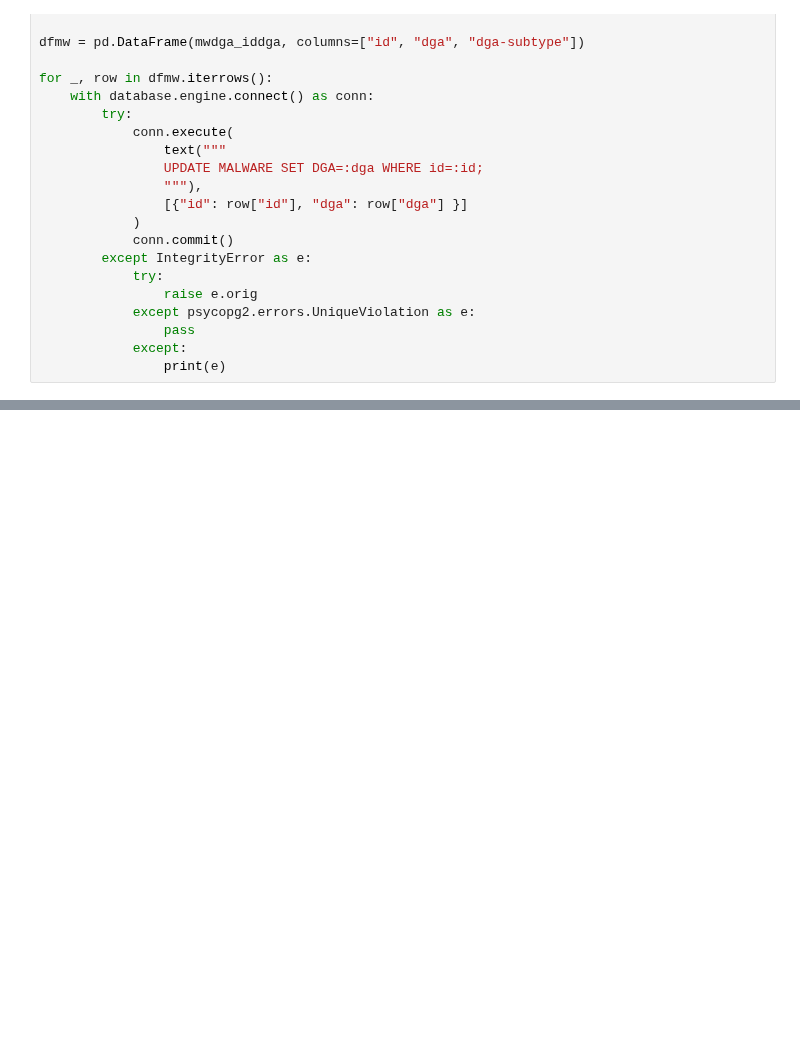
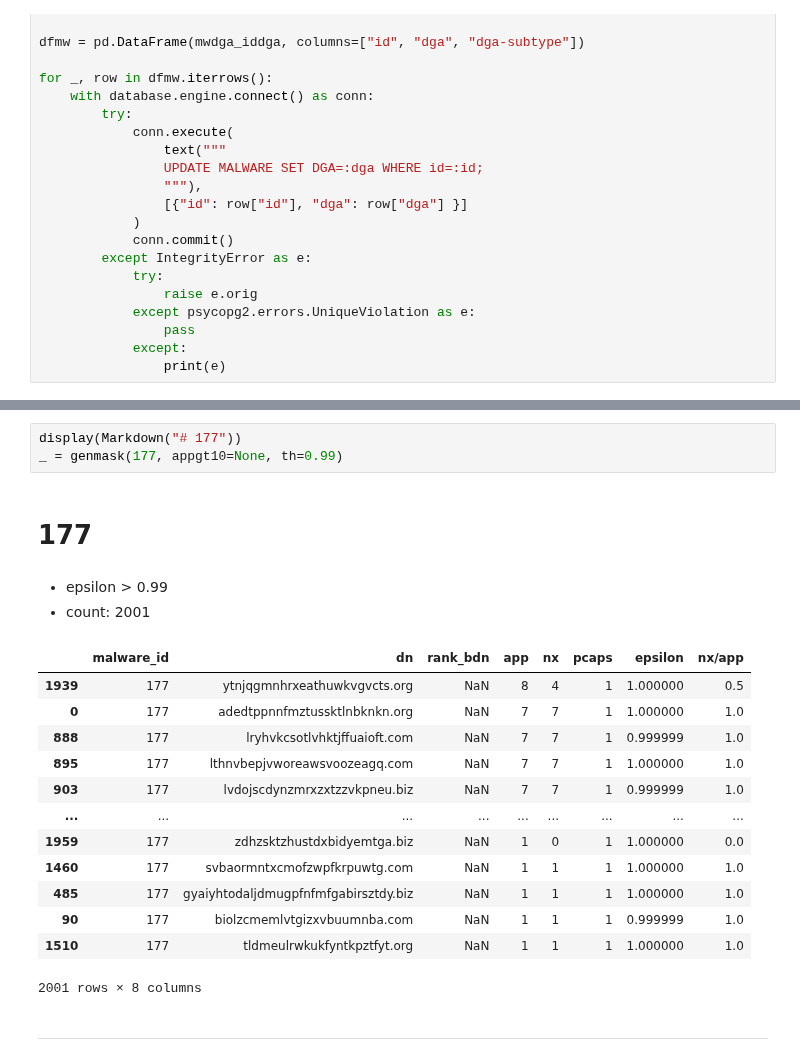
Before and after one commit to princio/dga-detection-analysis-framework, a Jupyter notebook: ml/pcap_analysis/mw_analyzer.ipynb, the cells around one changed output, grey strips where cells are left out. Drawn from its saved outputs; the diff is of its cells as text; blank space fills up the shorter version.

```diff
--- a/ml/pcap_analysis/mw_analyzer.ipynb
+++ b/ml/pcap_analysis/mw_analyzer.ipynb
@@ -1873,0 +612,21 @@ Success
+# %%
+display(Markdown("# 177"))
+_ = genmask(177, appgt10=None, th=0.99)
+# %% [output]
+# 177
+- epsilon > 0.99
+- count: 2001
+|  | malware_id | dn | rank_bdn | app | nx | pcaps | epsilon | nx/app |
+| 1939 | 177 | ytnjqgmnhrxeathuwkvgvcts.org | NaN | 8 | 4 | 1 | 1.000000 | 0.5 |
+| 0 | 177 | adedtppnnfmztussktlnbknkn.org | NaN | 7 | 7 | 1 | 1.000000 | 1.0 |
+| 888 | 177 | lryhvkcsotlvhktjffuaioft.com | NaN | 7 | 7 | 1 | 0.999999 | 1.0 |
+| 895 | 177 | lthnvbepjvworeawsvoozeagq.com | NaN | 7 | 7 | 1 | 1.000000 | 1.0 |
+| 903 | 177 | lvdojscdynzmrxzxtzzvkpneu.biz | NaN | 7 | 7 | 1 | 0.999999 | 1.0 |
+| ... | ... | ... | ... | ... | ... | ... | ... | ... |
+| 1959 | 177 | zdhzsktzhustdxbidyemtga.biz | NaN | 1 | 0 | 1 | 1.000000 | 0.0 |
+| 1460 | 177 | svbaormntxcmofzwpfkrpuwtg.com | NaN | 1 | 1 | 1 | 1.000000 | 1.0 |
+| 485 | 177 | gyaiyhtodaljdmugpfnfmfgabirsztdy.biz | NaN | 1 | 1 | 1 | 1.000000 | 1.0 |
+| 90 | 177 | biolzcmemlvtgizxvbuumnba.com | NaN | 1 | 1 | 1 | 0.999999 | 1.0 |
+| 1510 | 177 | tldmeulrwkukfyntkpztfyt.org | NaN | 1 | 1 | 1 | 1.000000 | 1.0 |
+2001 rows × 8 columns
+***
```
Also changed, not shown: parts of 50 cells of this notebook, 1 other file.
